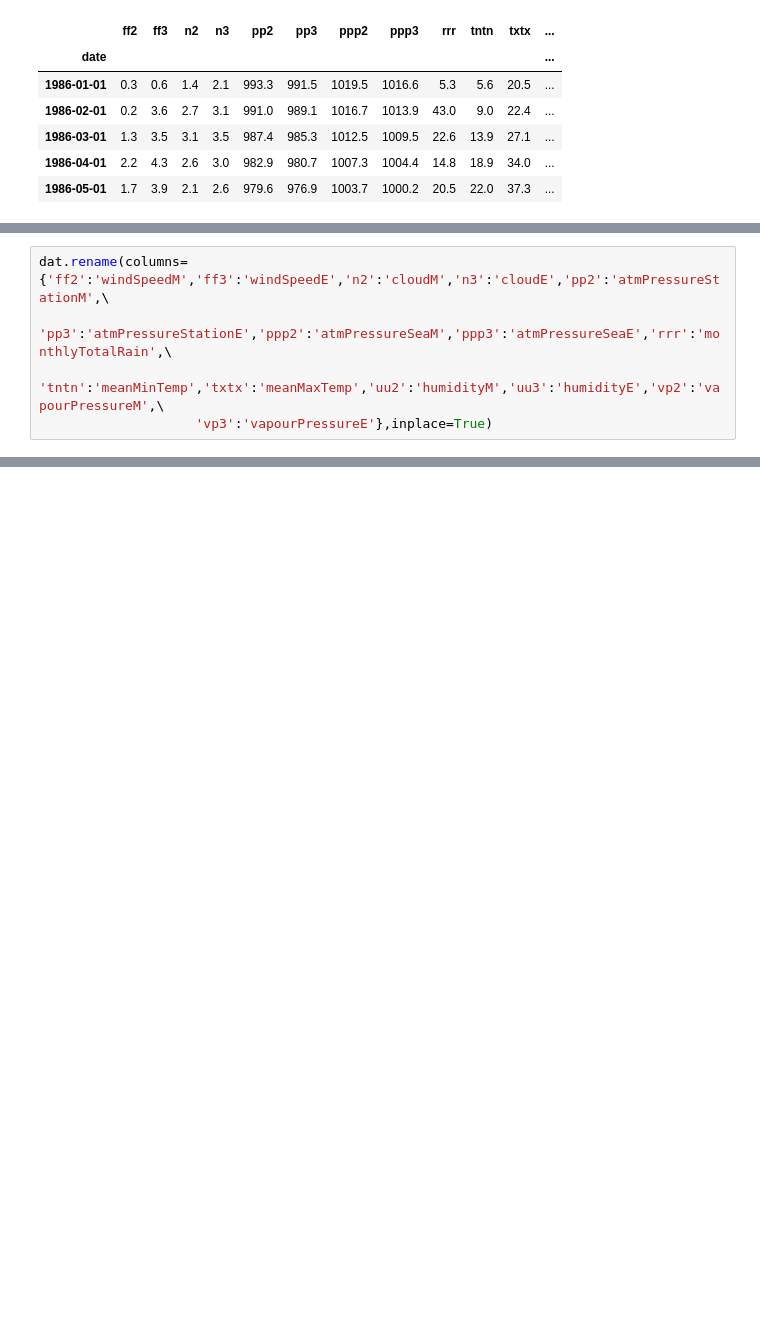
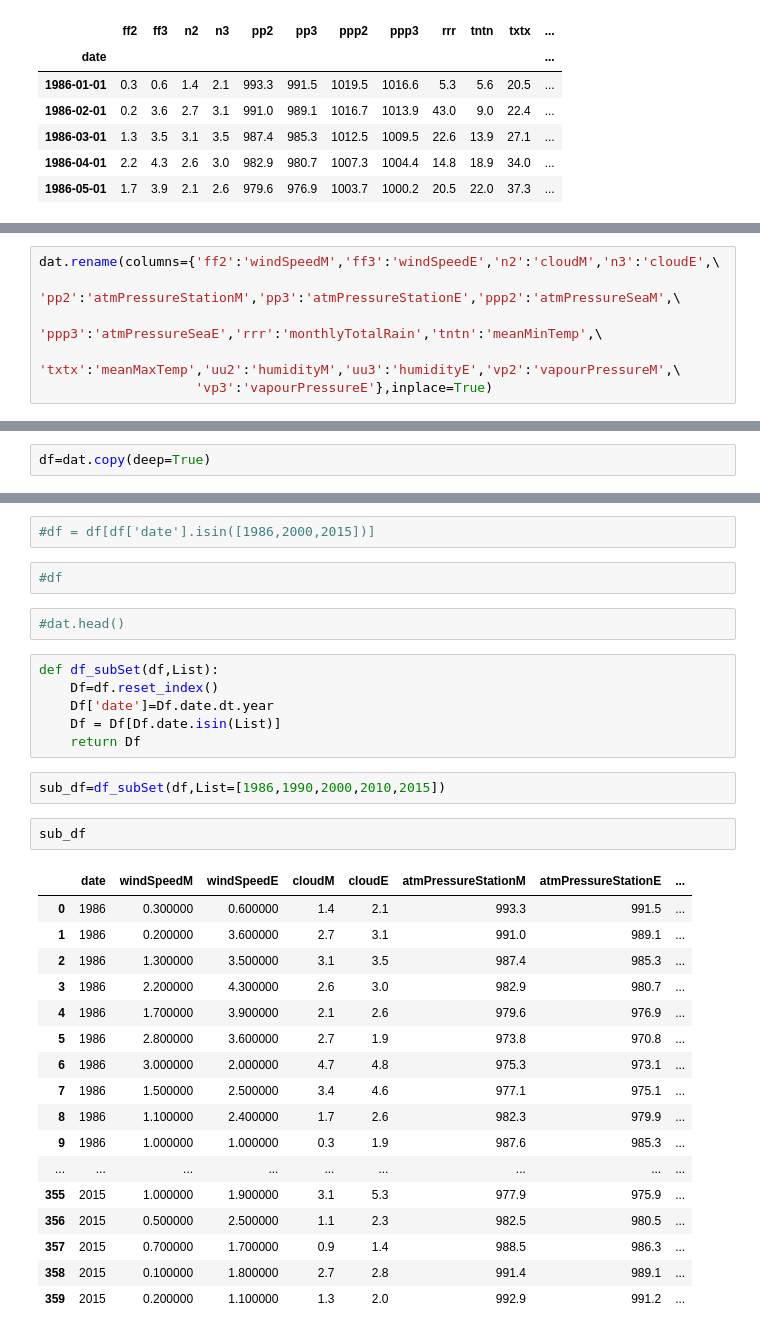
Before and after one commit to jarryJafery/python, a Jupyter notebook: pythonCodes/LahoreWeatherAnalysis.ipynb, the cells around one changed output, grey strips where cells are left out. Cells and saved outputs as stored; diff of their text form; blank space fills up the shorter version.

```diff
--- a/pythonCodes/LahoreWeatherAnalysis.ipynb
+++ b/pythonCodes/LahoreWeatherAnalysis.ipynb
@@ -298,7 +344,8 @@ Now we will replace the column names with the original names.
 # %%
-dat.rename(columns={'ff2':'windSpeedM','ff3':'windSpeedE','n2':'cloudM','n3':'cloudE','pp2':'atmPressureStationM',\
-                    'pp3':'atmPressureStationE','ppp2':'atmPressureSeaM','ppp3':'atmPressureSeaE','rrr':'monthlyTotalRain',\
-                    'tntn':'meanMinTemp','txtx':'meanMaxTemp','uu2':'humidityM','uu3':'humidityE','vp2':'vapourPressureM',\
+dat.rename(columns={'ff2':'windSpeedM','ff3':'windSpeedE','n2':'cloudM','n3':'cloudE',\
+                    'pp2':'atmPressureStationM','pp3':'atmPressureStationE','ppp2':'atmPressureSeaM',\
+                    'ppp3':'atmPressureSeaE','rrr':'monthlyTotalRain','tntn':'meanMinTemp',\
+                    'txtx':'meanMaxTemp','uu2':'humidityM','uu3':'humidityE','vp2':'vapourPressureM',\
                     'vp3':'vapourPressureE'},inplace=True)
 # %%
 dat.head()
@@ -312,0 +383,2 @@ dat.head()
+# %%
+df=dat.copy(deep=True)
@@ -312,0 +397,34 @@ dat.head()
+# %%
+#df = df[df['date'].isin([1986,2000,2015])]
+# %%
+#df
+# %%
+#dat.head()
+# %%
+def df_subSet(df,List):
+    Df=df.reset_index()
+    Df['date']=Df.date.dt.year
+    Df = Df[Df.date.isin(List)]
+    return Df
+# %%
+sub_df=df_subSet(df,List=[1986,1990,2000,2010,2015])
+# %%
+sub_df
+# %% [output]
+|  | date | windSpeedM | windSpeedE | cloudM | cloudE | atmPressureStationM | atmPressureStationE | ... |
+| 0 | 1986 | 0.300000 | 0.600000 | 1.4 | 2.1 | 993.3 | 991.5 | ... |
+| 1 | 1986 | 0.200000 | 3.600000 | 2.7 | 3.1 | 991.0 | 989.1 | ... |
+| 2 | 1986 | 1.300000 | 3.500000 | 3.1 | 3.5 | 987.4 | 985.3 | ... |
+| 3 | 1986 | 2.200000 | 4.300000 | 2.6 | 3.0 | 982.9 | 980.7 | ... |
+| 4 | 1986 | 1.700000 | 3.900000 | 2.1 | 2.6 | 979.6 | 976.9 | ... |
+| 5 | 1986 | 2.800000 | 3.600000 | 2.7 | 1.9 | 973.8 | 970.8 | ... |
+| 6 | 1986 | 3.000000 | 2.000000 | 4.7 | 4.8 | 975.3 | 973.1 | ... |
+| 7 | 1986 | 1.500000 | 2.500000 | 3.4 | 4.6 | 977.1 | 975.1 | ... |
+| 8 | 1986 | 1.100000 | 2.400000 | 1.7 | 2.6 | 982.3 | 979.9 | ... |
+| 9 | 1986 | 1.000000 | 1.000000 | 0.3 | 1.9 | 987.6 | 985.3 | ... |
+| ... | ... | ... | ... | ... | ... | ... | ... | ... |
+| 355 | 2015 | 1.000000 | 1.900000 | 3.1 | 5.3 | 977.9 | 975.9 | ... |
+| 356 | 2015 | 0.500000 | 2.500000 | 1.1 | 2.3 | 982.5 | 980.5 | ... |
+| 357 | 2015 | 0.700000 | 1.700000 | 0.9 | 1.4 | 988.5 | 986.3 | ... |
+| 358 | 2015 | 0.100000 | 1.800000 | 2.7 | 2.8 | 991.4 | 989.1 | ... |
+| 359 | 2015 | 0.200000 | 1.100000 | 1.3 | 2.0 | 992.9 | 991.2 | ... |
```
Also changed, not shown: parts of 19 cells of this notebook.
